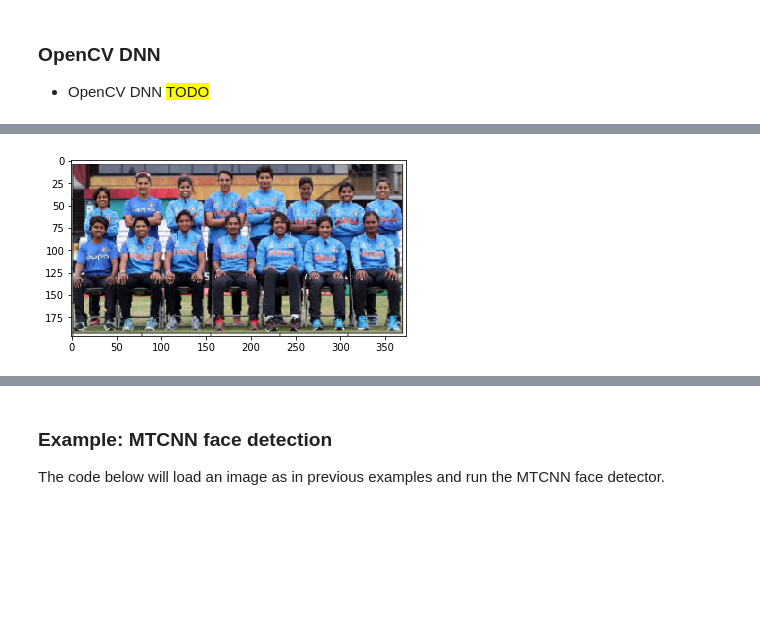
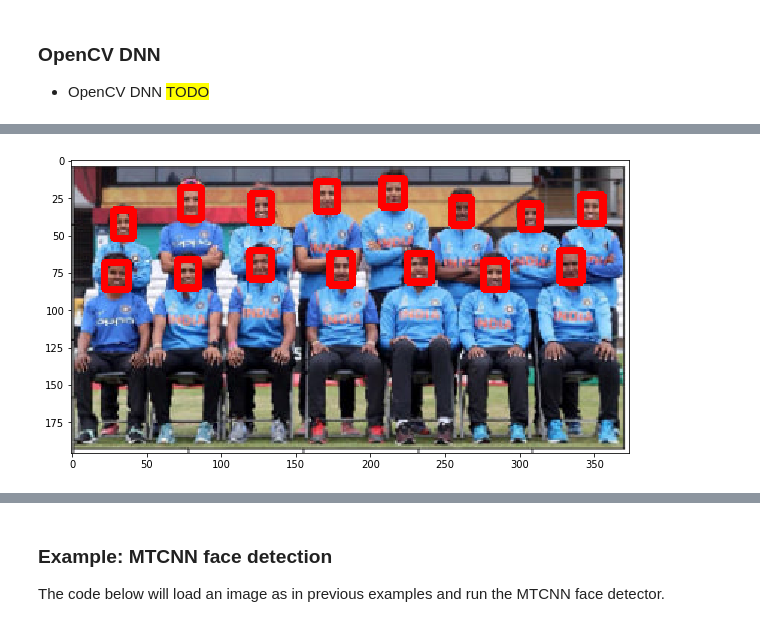
Before and after one commit to yossi-cohen/face-recognition, a Jupyter notebook: face-recognition.ipynb, the cells around one changed output, grey strips where cells are left out. Drawn from its saved outputs; the diff is of its cells as text; code cells hidden in the pictures; blank space fills up the shorter version.

```diff
--- a/face-recognition.ipynb
+++ b/face-recognition.ipynb
@@ -532,3 +541,22 @@ lbp_detection_image()
 ### HOG
 <font style='background-color: yellow'>TODO</font>
 - [Histograms of Oriented Gradients (HOG)](http://lear.inrialpes.fr/people/triggs/pubs/Dalal-cvpr05.pdf)
+# %%
+from skimage import data, color, feature
+import skimage.data
+
+#image = color.rgb2gray(data.chelsea())
+image = cv2.imread('images/Gaya_and_Shani.png')
+
+# convert image from BGR to RGB
+image = cv2.cvtColor(image, cv2.COLOR_BGR2RGB)
+
+hog_vec, hog_vis = feature.hog(image, visualise=True)
+
+fig, ax = plt.subplots(1, 2, figsize=(12, 6),
+                       subplot_kw=dict(xticks=[], yticks=[]))
+ax[0].imshow(image, cmap='gray')
+ax[0].set_title('input image')
+
+ax[1].imshow(hog_vis)
+ax[1].set_title('visualization of HOG features');
@@ -635,52 +626,66 @@ import cv2
 import imutils
 import matplotlib.pyplot as plt
 
-def opencv_dnn_detection_image():
-    # load model
+def opencv_dnn_load_model():
     prototxt_path = 'models/detection/deploy.prototxt.txt'
     model_path = 'models/detection/res10_300x300_ssd_iter_140000.caffemodel'
-    detector = cv2.dnn.readNetFromCaffe(prototxt_path, model_path)
-    threshold = 0.5
+    model = cv2.dnn.readNetFromCaffe(prototxt_path, model_path)
+    return model
+
+def opencv_dnn_detection_image(model, image_path, threshold=0.5):
 
     # read image
-    image = cv2.imread('images/indian_faces.jpeg')
+    image = cv2.imread(image_path)
 
-    # convert image from BGR to RGB
-    image = cv2.cvtColor(image, cv2.COLOR_BGR2RGB)
+    # resize the image to have a maximum width of 400 pixels
+    #image = imutils.resize(image, height=640, width=480)
 
-    # resize image to help detection
-    #image = imutils.resize(image, width=400)
-    (ih, iw) = image.shape[:2]
+    (h, w) = image.shape[:2]
 
-    # convert the image to a blob
+    # grab the image dimensions and convert it to a blob
     blob = cv2.dnn.blobFromImage(image=image,
                                  scalefactor=1,
-                                 size=(iw, ih),
+                                 #size=(300, 300),
+                                 size=(640, 480),
                                  mean=(104.0, 177.0, 123.0),
                                  swapRB=False,
                                  crop=False)
 
     # pass the blob through the network to obtain detections
-    detector.setInput(blob)
-    detections = detector.forward()
+    model.setInput(blob)
+    detections = model.forward()
 
     # draw rectangles around the faces.
+    #(ih, iw) = image_rgb.shape[:2]
     for i in range(detections.shape[2]):
+
         # filter out weak detections
         confidence = detections[0, 0, i, 2]
         if confidence < threshold:
-            continue
+            continue # discard detection
 
         # box is (left, top, right, bottom)
-        left, top, right, bottom = detections[0, 0, i, 3:7] * np.array([iw, ih, iw, ih]).astype('int')
-        cv2.rectangle(image, (left, top), (right, bottom), (255, 0, 0), 3)
+        box = (detections[0, 0, i, 3:7] * np.array([w, h, w, h])).astype('int')
+        (left, top, right, bottom) = box
+
+        # draw the bounding box
+        cv2.rectangle(image, (left, top), (right, bottom), (0, 0, 255), 3)
+
+    # convert BGR2RGB
+    image = cv2.cvtColor(image, cv2.COLOR_BGR2RGB)
 
     # display the image
+    plt.figure(figsize = (10, 10))
     _ = plt.imshow(image)
 
-opencv_dnn_detection_image()
+
+# load model
+model = opencv_dnn_load_model()
+
+# process image
+opencv_dnn_detection_image(model=model, image_path='images/indian_faces.jpeg')
 # %% [output]
-[figure, old version]
+[figure, new version]
 # %% [markdown]
 ### MTCNN
 
```
Also changed, not shown: parts of 12 cells of this notebook, 12 other files.
